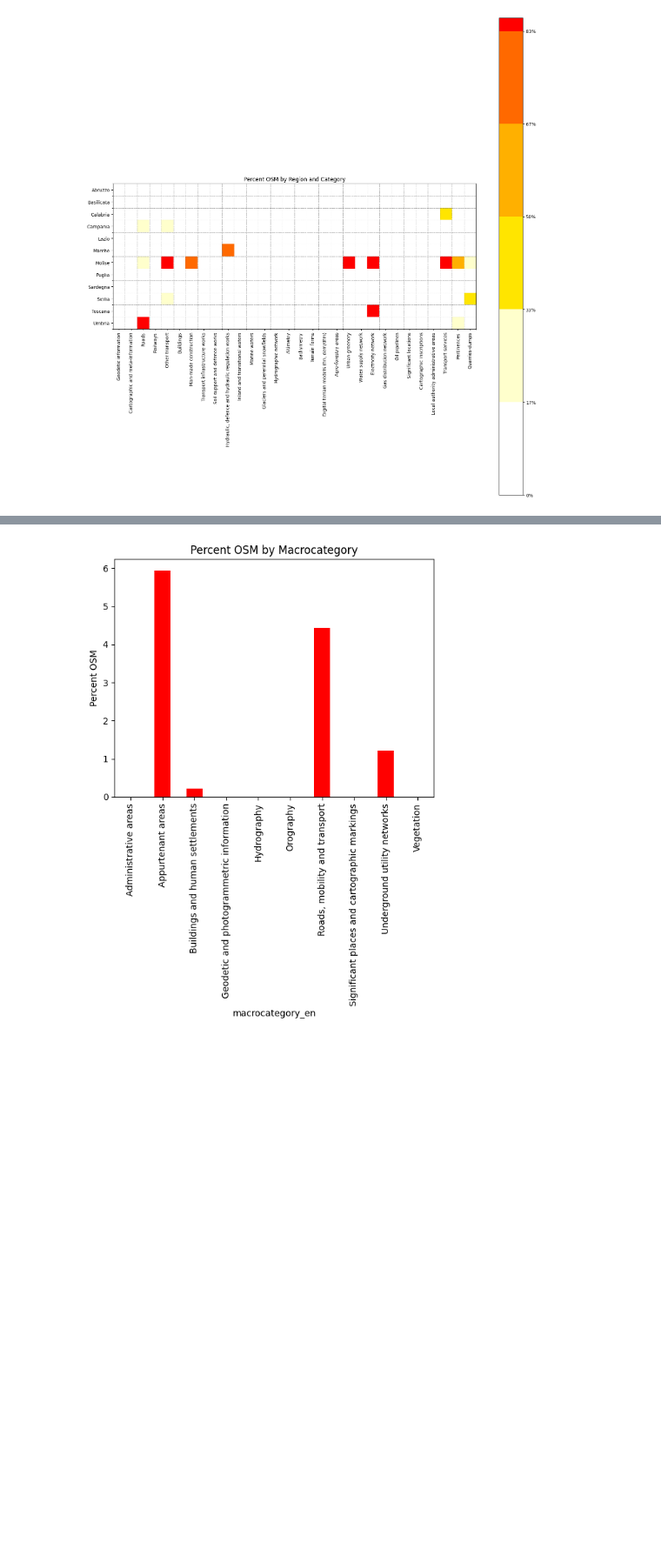
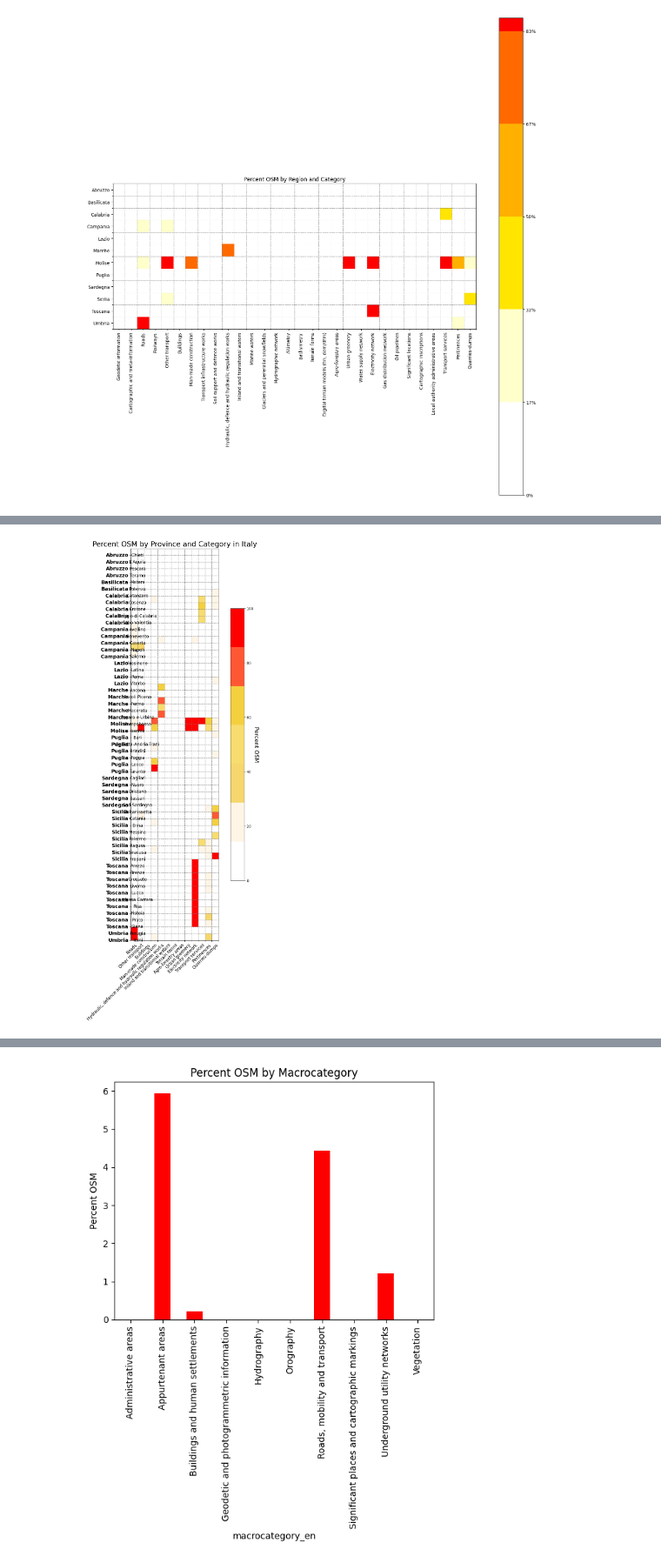
Before and after one commit to napo/dbsnosmcompare, a Jupyter notebook: analysis_osm_presence_igm_declaration.ipynb, the cells around one changed output, grey strips where cells are left out. Shown at 87% size. Drawn from its saved outputs; the diff is of its cells as text; code cells hidden in the pictures; blank space fills up the shorter version.

```diff
--- a/analysis_osm_presence_igm_declaration.ipynb
+++ b/analysis_osm_presence_igm_declaration.ipynb
@@ -199,3 +276,3 @@ data_provincies_with_osm_data['percentage'] = round(data_provincies_with_osm_dat
 data_provincies_with_osm_data = data_provincies_with_osm_data[data_provincies.osm_objects > 0]
 # %%
-data_provincies_with_osm_data['macrocategory_en'] = data_provincies_with_osm_data.layer_name.apply(lambda x: description_data[description_data.layer_name == x]['macro_category_en'].values[0])
+data_provincies_with_osm_data['category_en'] = data_provincies_with_osm_data.layer_name.apply(lambda x: description_data[description_data.layer_name == x]['category_en'].values[0])
@@ -219,0 +279,57 @@ data_provincies_with_osm_data
+# %%
+data_provincies_with_osm_data['region'] = data_provincies_with_osm_data['province'].apply(lambda x: province_region[x])
+# %%
+data_provincies_with_osm_data['category_en'] = data_provincies_with_osm_data['category_en'].astype(cat_type)
+# %%
+# Creiamo una pivot table per avere la percentuale di osm_objects in total_objects per ogni provincia e categoria
+pivot_table = pd.pivot_table(data_provincies_with_osm_data, values=['osm_objects', 'total_objects'], index=['region', 'province'], columns=['category_en'])
+pivot_table = pivot_table['osm_objects'].div(pivot_table['total_objects'], axis=0).round(2) * 100
+# Sostituiamo tutti i valori NaN con 0
+pivot_table.fillna(0, inplace=True)
+# %%
+# Creiamo una lista di colori per la gradazione
+colors = ['#FFFFFF', '#FEF5E7', '#F5D76E', '#F7DC6F', '#F4D03F', '#FF5733', '#FF0000']
+
+# Creiamo la colormap personalizzata
+cmap = mcolors.ListedColormap(colors)
+
+# Impostiamo la dimensione della figura per aumentare la larghezza delle celle
+fig, ax = plt.subplots(figsize=(15, 20))
+
+# Creiamo la heatmap impostando la colormap personalizzata e la scala dei valori
+im = ax.imshow(pivot_table, cmap=cmap, vmin=0, vmax=100)
+
+# Aggiungiamo la griglia con linea tratteggiata
+ax.set_xticks(np.arange(pivot_table.shape[1])+0.5, minor=False)
+ax.set_yticks(np.arange(pivot_table.shape[0])+0.5, minor=False)
+ax.grid(which='major', linestyle='--', color='grey', linewidth=1)
+
+# Aggiungiamo le etichette degli assi x e y
+ax.set_xticklabels(list(pivot_table.columns), fontsize=12, rotation=45, ha='right')
+# ax.set_yticklabels(list(pivot_table.index.get_level_values(0)), fontsize=14, fontweight='bold', va='center', linespacing=1.5)
+
+# Aggiungiamo i nomi delle province
+province_names = pivot_table.index.get_level_values(1)
+for i, name in enumerate(province_names):
+    ax.text(0.5, i+0.5, name, ha='center', va='center', fontsize=12)
+
+# Aggiungiamo i nomi delle regioni
+# region_names = pivot_table.index.get_level_values(0)
+# last_region = None
+# for i, name in enumerate(region_names):
+#    if name != last_region:
+#        ax.text(-0.5, i+0.5, name, ha='right', va='center', fontweight='bold', fontsize=14)
+#    last_region = name
+
+
+# Aggiungiamo la colorbar e il relativo label
+cbar = ax.figure.colorbar(im, ax=ax, fraction=0.046, pad=0.04)
+cbar.ax.set_ylabel('Percent OSM', rotation=270, labelpad=15, fontsize=16)
+
+# Impostiamo il titolo del grafico
+ax.set_title('Percent OSM by Province and Category in Italy', fontsize=20)
+
+# Visualizziamo il grafico
+plt.show()
+# %% [output]
+[figure, added]
```
Also changed, not shown: parts of 7 cells of this notebook, 2 other files.
